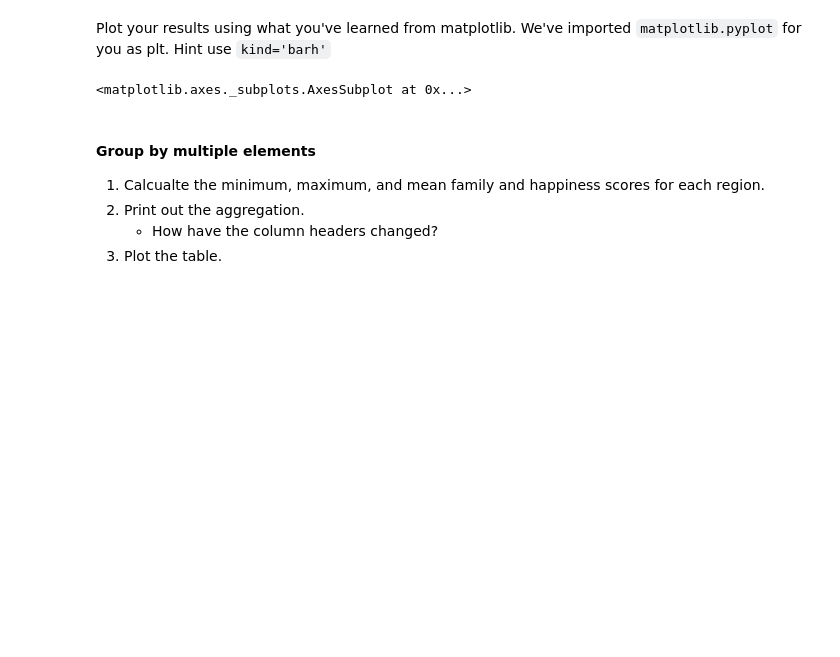
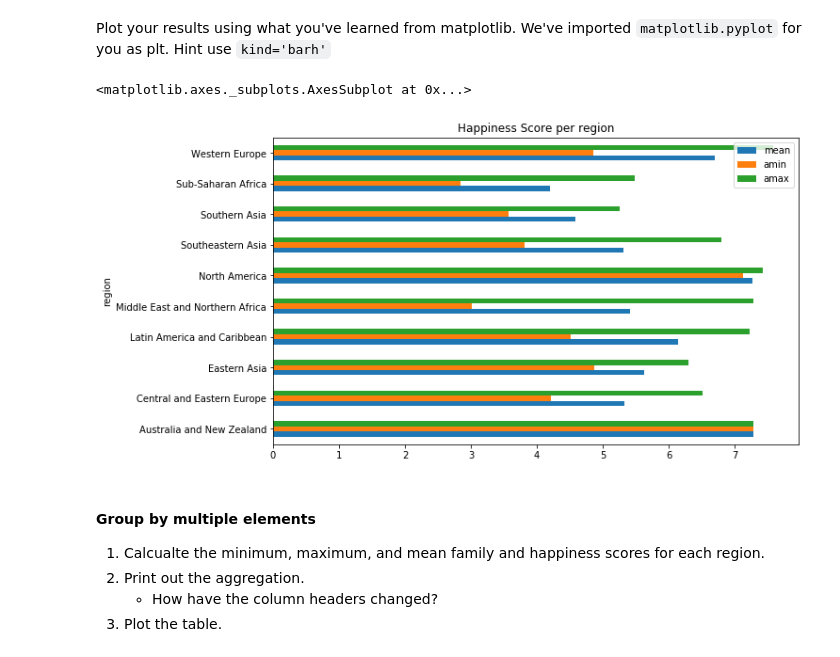
Before and after one commit to AnaValiente/akademy_student_code, a Jupyter notebook: 02_data_science/01-PandasCleaning/Pandas_cleaning/Pandas_cleaning/exercises/pandas-cleaning-2.ipynb, the cells around one changed output. Saved outputs shown, nothing was run; the diff lists cells and outputs as text; code cells hidden in the pictures; blank space fills up the shorter version.

````diff
--- a/02_data_science/01-PandasCleaning/Pandas_cleaning/Pandas_cleaning/exercises/pandas-cleaning-2.ipynb
+++ b/02_data_science/01-PandasCleaning/Pandas_cleaning/Pandas_cleaning/exercises/pandas-cleaning-2.ipynb
@@ -70,5 +82,7 @@
 2. Calcualte the mean of the grouped object and print out the happiness_score per region.
 # %%
 #your code here
+grouped = hps2015.groupby('region')
+grouped['happiness_score'].mean()
 # %% [output]
 region
@@ -115,14 +145,21 @@ import numpy as np
 | Southern Asia | 4.580857 | 3.575 | 5.253 |
 | Sub-Saharan Africa | 4.202800 | 2.839 | 5.477 |
 | Western Europe | 6.689619 | 4.857 | 7.587 |
+# %%
+import numpy as np
+#your code here
+grouped_to_plot=grouped['happiness_score'].agg([np.mean,np.amin,np.amax])
 # %% [markdown]
 Plot your results using what you've learned from matplotlib. We've imported ```matplotlib.pyplot``` for you as plt. Hint use ```kind='barh'```
 # %%
 import matplotlib.pyplot as plt
+%matplotlib inline
 
+grouped_to_plot.plot(kind='barh',figsize=(10,6),title='Happiness Score per region')
 #your code here
 # %% [output]
 <matplotlib.axes._subplots.AxesSubplot at 0x...>
+[figure, added]
 # %% [markdown]
 #### Group by multiple elements
 
````
Also changed, not shown: parts of 30 cells of this notebook, 4 other files.
